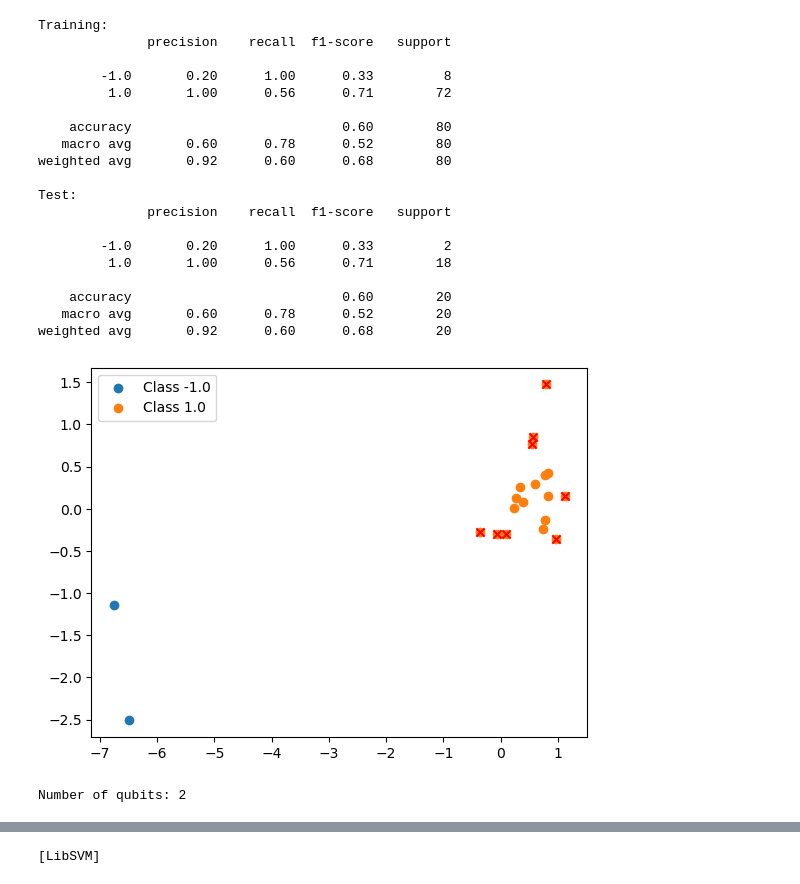
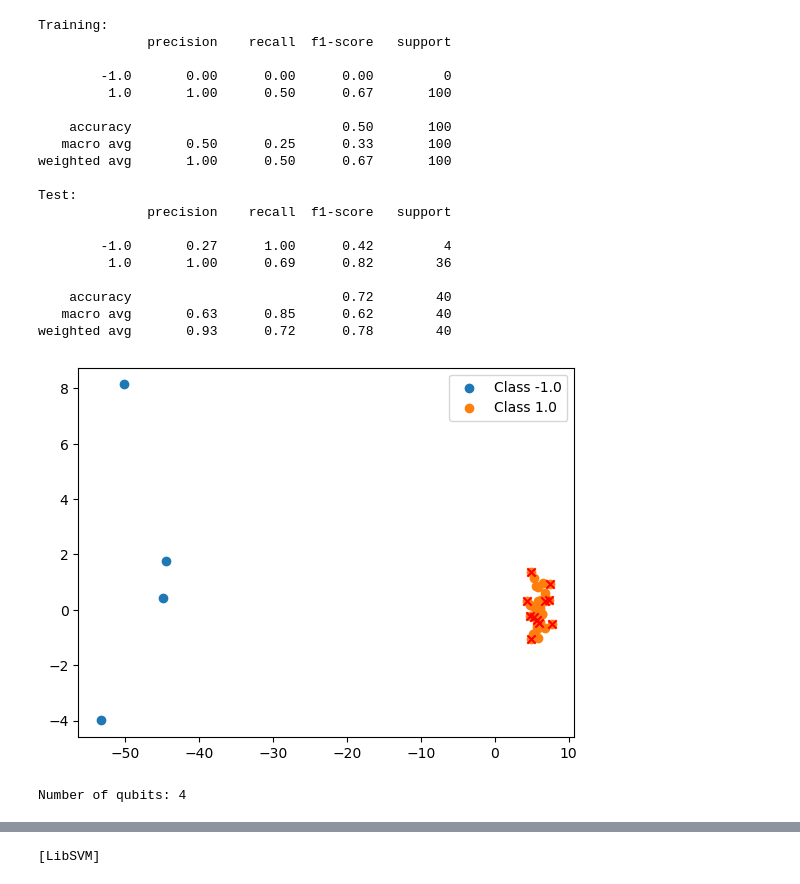
Before and after one commit to DanelArias-Dreyton257/OC-QSVM-anomaly-detection, a Jupyter notebook: Anomaly_detection.ipynb, the cells around one changed output, grey strips where cells are left out. Saved outputs shown, nothing was run; the diff lists cells and outputs as text; code cells hidden in the pictures.

```diff
--- a/Anomaly_detection.ipynb
+++ b/Anomaly_detection.ipynb
@@ -28,9 +40,19 @@ X_test = scaler.transform(X_test)
+# %%
+from sklearn.neighbors import LocalOutlierFactor
+
+lof = LocalOutlierFactor(n_neighbors=20)
+density_scores = -lof.fit_predict(X_train_pca)
+
+# Keep samples with low density (potentially near anomalies)
+keep_idx = density_scores.argsort()[:desired_num_samples]
+X_train_resized = X_train_pca[keep_idx]
+y_train_resized = y_train[keep_idx]
 # %%
 # Plot the data using feature 1 and feature 2
 import matplotlib.pyplot as plt
 import numpy as np
-for c in np.unique(y_train):
-    plt.scatter(X_train[y_train==c, 0], X_train[y_train==c, 1], label=f'Class {c}')
+for c in np.unique(y_train_resized):
+    plt.scatter(X_train_resized[y_train_resized==c, 0], X_train_resized[y_train_resized==c, 1], label=f'Class {c}')
 plt.legend()
 plt.show()
 # %% [output]
@@ -38,10 +60,10 @@ plt.show()
 # %%
 # Plot the data using PCA
 from sklearn.decomposition import PCA
-pca = PCA(n_components=2)
-X_pca = pca.fit_transform(X_train)
-for c in np.unique(y_train):
-    plt.scatter(X_pca[y_train==c, 0], X_pca[y_train==c, 1], label=f'Class {c}')
+pca_vis = PCA(n_components=2)
+X_pca_vis = pca_vis.fit_transform(X_train_resized)
+for c in np.unique(y_train_resized):
+    plt.scatter(X_train_resized[y_train_resized==c, 0], X_train_resized[y_train_resized==c, 1], label=f'Class {c}')
 plt.legend()
 plt.show()
 # %% [output]
@@ -59,52 +73,52 @@ Explained variance: 0.8759571621270157
 from sklearn.svm import OneClassSVM
 from sklearn.metrics import classification_report, accuracy_score
 ocsvm = OneClassSVM()
-ocsvm.fit(X_train)
+ocsvm.fit(X_train_resized, y_train_resized)
 # Print training accuracy
-y_pred_train = ocsvm.predict(X_train)
+y_pred_train = ocsvm.predict(X_train_resized)
 print("Training:")
-print(classification_report(y_train, y_pred_train))
+print(classification_report(y_train_resized, y_pred_train))
 # Print test accuracy
-y_pred = ocsvm.predict(X_test)
+y_pred = ocsvm.predict(X_test_pca)
 print("Test:")
 print(classification_report(y_test, y_pred))
 # %% [output]
 Training:
               precision    recall  f1-score   support
 
-        -1.0       0.20      1.00      0.33         8
-         1.0       1.00      0.56      0.71        72
+        -1.0       0.00      0.00      0.00         0
+         1.0       1.00      0.50      0.67       100
 
-    accuracy                           0.60        80
-   macro avg       0.60      0.78      0.52        80
-weighted avg       0.92      0.60      0.68        80
+    accuracy                           0.50       100
+   macro avg       0.50      0.25      0.33       100
+weighted avg       1.00      0.50      0.67       100
 
 Test:
               precision    recall  f1-score   support
 
-        -1.0       0.20      1.00      0.33         2
-         1.0       1.00      0.56      0.71        18
+        -1.0       0.27      1.00      0.42         4
+         1.0       1.00      0.69      0.82        36
 
-    accuracy                           0.60        20
-   macro avg       0.60      0.78      0.52        20
-weighted avg       0.92      0.60      0.68        20
+    accuracy                           0.72        40
+   macro avg       0.63      0.85      0.62        40
+weighted avg       0.93      0.72      0.78        40
 # %%
 # Visualize the data putting red crosses on data not correctly classified (for test)
 for c in np.unique(y_test):
-    plt.scatter(X_test[y_test==c, 0], X_test[y_test==c, 1], label=f'Class {c}')
+    plt.scatter(X_test_pca[y_test==c, 0], X_test_pca[y_test==c, 1], label=f'Class {c}')
 for i in range(len(y_test)):
     # red crosses for misclassified points
     if y_test[i] != y_pred[i]:
-        plt.scatter(X_test[i, 0], X_test[i, 1], color='red', marker='x')
+        plt.scatter(X_test_pca[i, 0], X_test_pca[i, 1], color='red', marker='x')
 plt.legend()
 plt.show()
 # %% [output]
-[figure, old version]
+[figure, new version]
 # %%
-n_qubits = X_train.shape[1]
+n_qubits = X_train_resized.shape[1]
 print(f"Number of qubits: {n_qubits}")
 # %% [output]
-Number of qubits: 2
+Number of qubits: 4
 # %%
 from qiskit.circuit.library import zz_feature_map
 # Create the encoding circuit
```
Also changed, not shown: parts of 10 cells of this notebook.
